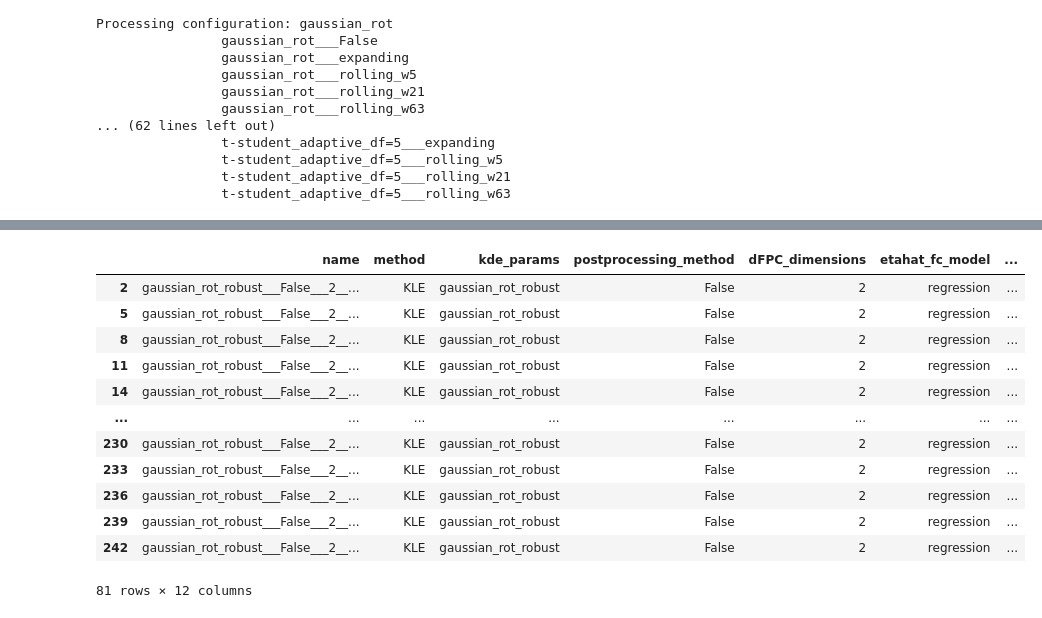
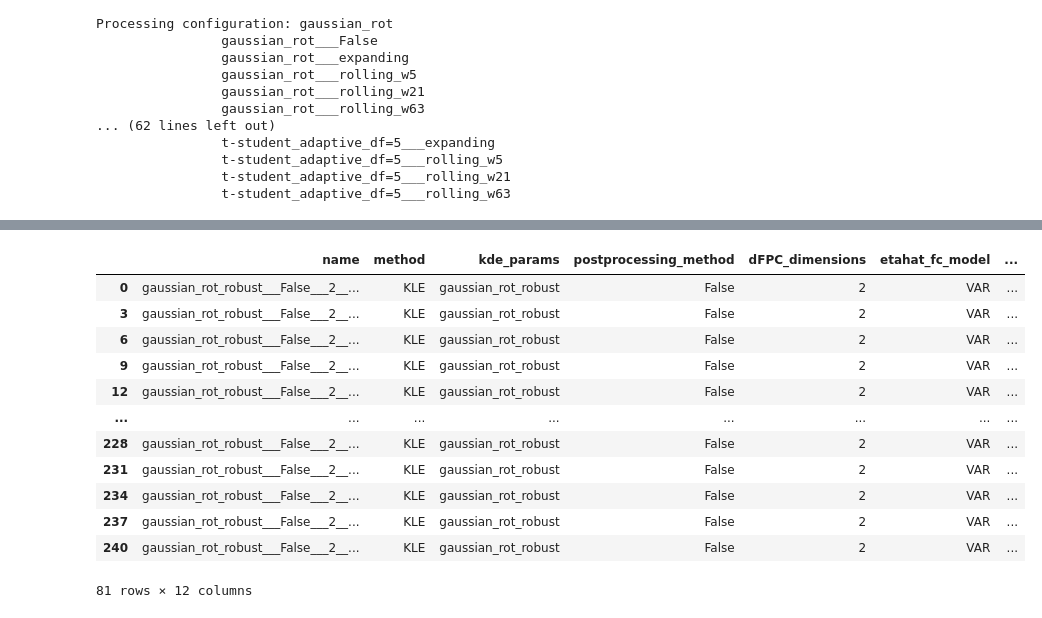
Before and after one commit to matheus-vizzotto/densities4risk, a Jupyter notebook: notebooks/14_ibov_cv_results.ipynb, the cells around one changed output, grey strips where cells are left out. Drawn from its saved outputs; the diff is of its cells as text; code cells hidden in the pictures.

```diff
--- a/notebooks/14_ibov_cv_results.ipynb
+++ b/notebooks/14_ibov_cv_results.ipynb
@@ -262,18 +262,18 @@ df_all_cvs.head()
 # %%
-df_all_cvs[df_all_cvs.name=="gaussian_rot_robust___False___2___regression_adalasso___1"]
+df_all_cvs[df_all_cvs.name=="gaussian_rot_robust___False___2___VAR___1"]
 # %% [output]
 |  | name | method | kde_params | postprocessing_method | dFPC_dimensions | etahat_fc_model | ... |
-| 2 | gaussian_rot_robust___False___2__... | KLE | gaussian_rot_robust | False | 2 | regression | ... |
-| 5 | gaussian_rot_robust___False___2__... | KLE | gaussian_rot_robust | False | 2 | regression | ... |
-| 8 | gaussian_rot_robust___False___2__... | KLE | gaussian_rot_robust | False | 2 | regression | ... |
-| 11 | gaussian_rot_robust___False___2__... | KLE | gaussian_rot_robust | False | 2 | regression | ... |
-| 14 | gaussian_rot_robust___False___2__... | KLE | gaussian_rot_robust | False | 2 | regression | ... |
+| 0 | gaussian_rot_robust___False___2__... | KLE | gaussian_rot_robust | False | 2 | VAR | ... |
+| 3 | gaussian_rot_robust___False___2__... | KLE | gaussian_rot_robust | False | 2 | VAR | ... |
+| 6 | gaussian_rot_robust___False___2__... | KLE | gaussian_rot_robust | False | 2 | VAR | ... |
+| 9 | gaussian_rot_robust___False___2__... | KLE | gaussian_rot_robust | False | 2 | VAR | ... |
+| 12 | gaussian_rot_robust___False___2__... | KLE | gaussian_rot_robust | False | 2 | VAR | ... |
 | ... | ... | ... | ... | ... | ... | ... | ... |
-| 230 | gaussian_rot_robust___False___2__... | KLE | gaussian_rot_robust | False | 2 | regression | ... |
-| 233 | gaussian_rot_robust___False___2__... | KLE | gaussian_rot_robust | False | 2 | regression | ... |
-| 236 | gaussian_rot_robust___False___2__... | KLE | gaussian_rot_robust | False | 2 | regression | ... |
-| 239 | gaussian_rot_robust___False___2__... | KLE | gaussian_rot_robust | False | 2 | regression | ... |
-| 242 | gaussian_rot_robust___False___2__... | KLE | gaussian_rot_robust | False | 2 | regression | ... |
+| 228 | gaussian_rot_robust___False___2__... | KLE | gaussian_rot_robust | False | 2 | VAR | ... |
+| 231 | gaussian_rot_robust___False___2__... | KLE | gaussian_rot_robust | False | 2 | VAR | ... |
+| 234 | gaussian_rot_robust___False___2__... | KLE | gaussian_rot_robust | False | 2 | VAR | ... |
+| 237 | gaussian_rot_robust___False___2__... | KLE | gaussian_rot_robust | False | 2 | VAR | ... |
+| 240 | gaussian_rot_robust___False___2__... | KLE | gaussian_rot_robust | False | 2 | VAR | ... |
 81 rows × 12 columns
 # %%
 # Builds loss data for theta_j (kde database) VS theta_i (kde forecast)
```
Also changed, not shown: parts of 7 cells of this notebook, 2 other files.
